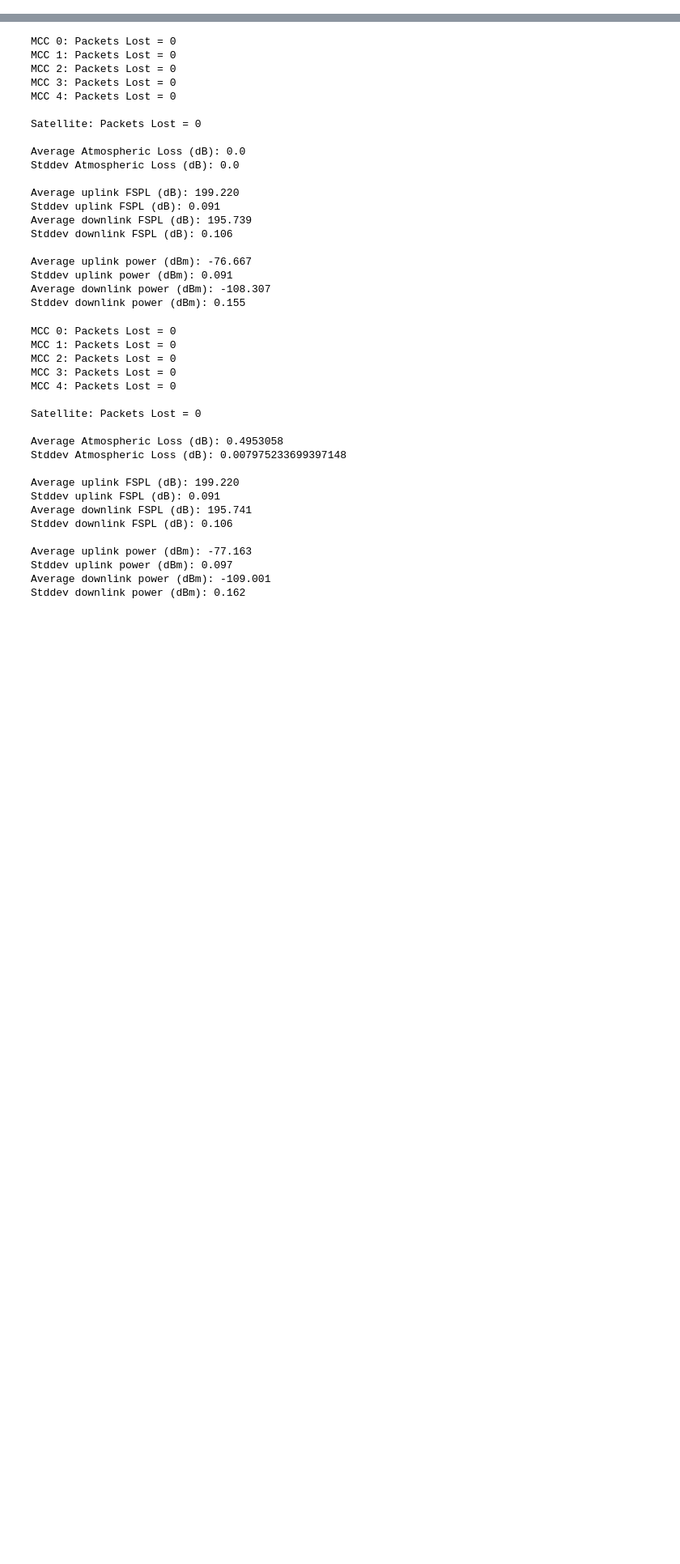
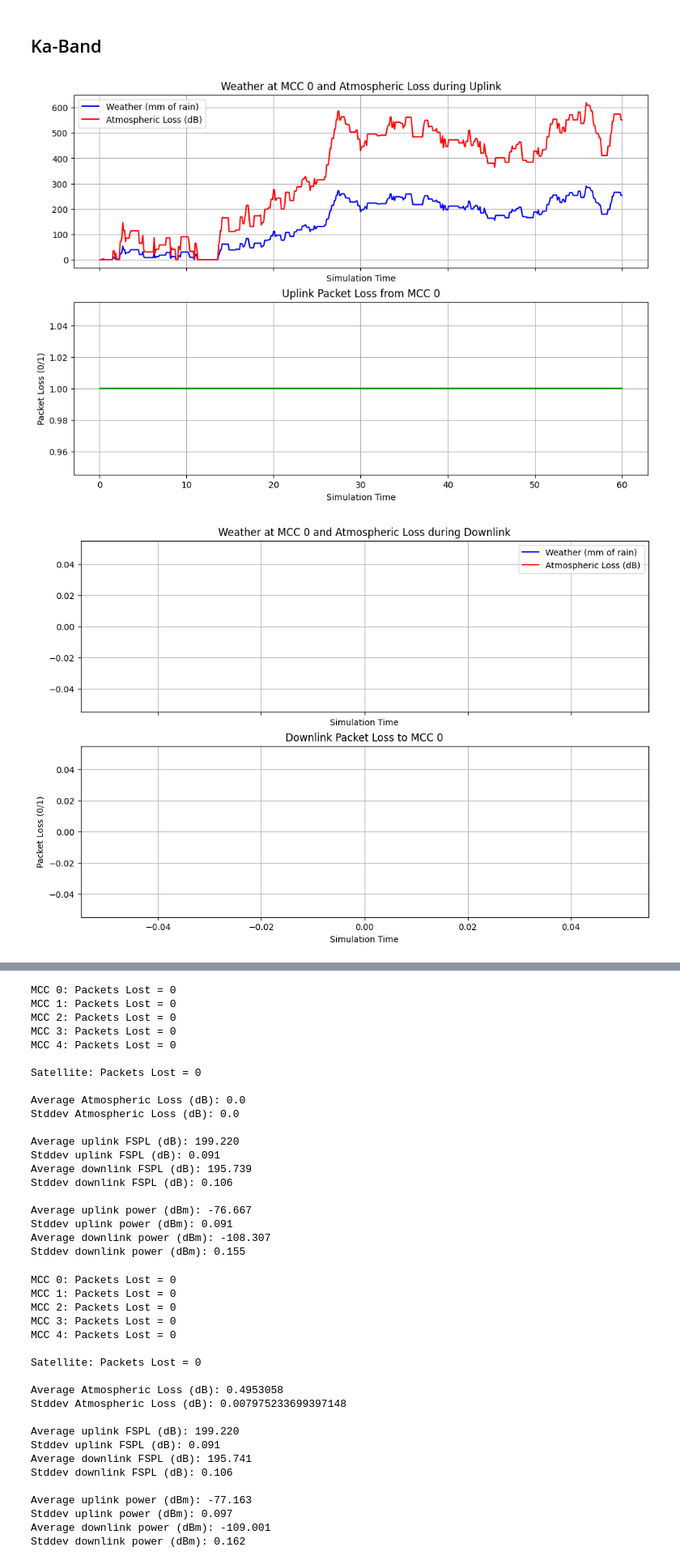
Before and after one commit to hugoalfedoputra-ub/fss-sat, a Jupyter notebook: simulations/ta_data_proc.ipynb, the cells around one changed output, grey strips where cells are left out. Shown at 81% size. Drawn from its saved outputs; the diff is of its cells as text; code cells hidden in the pictures; blank space fills up the shorter version.

```diff
--- a/simulations/ta_data_proc.ipynb
+++ b/simulations/ta_data_proc.ipynb
@@ -57,0 +181,7 @@ def read_files(freq_band):
+# %% [markdown]
+## Ka-Band
+# %%
+read_and_plot_files("Ka-Band-Variable")
+# %% [output]
+[figure, added]
+[figure, added]
```
Also changed, not shown: parts of 9 cells of this notebook, 28 other files.
